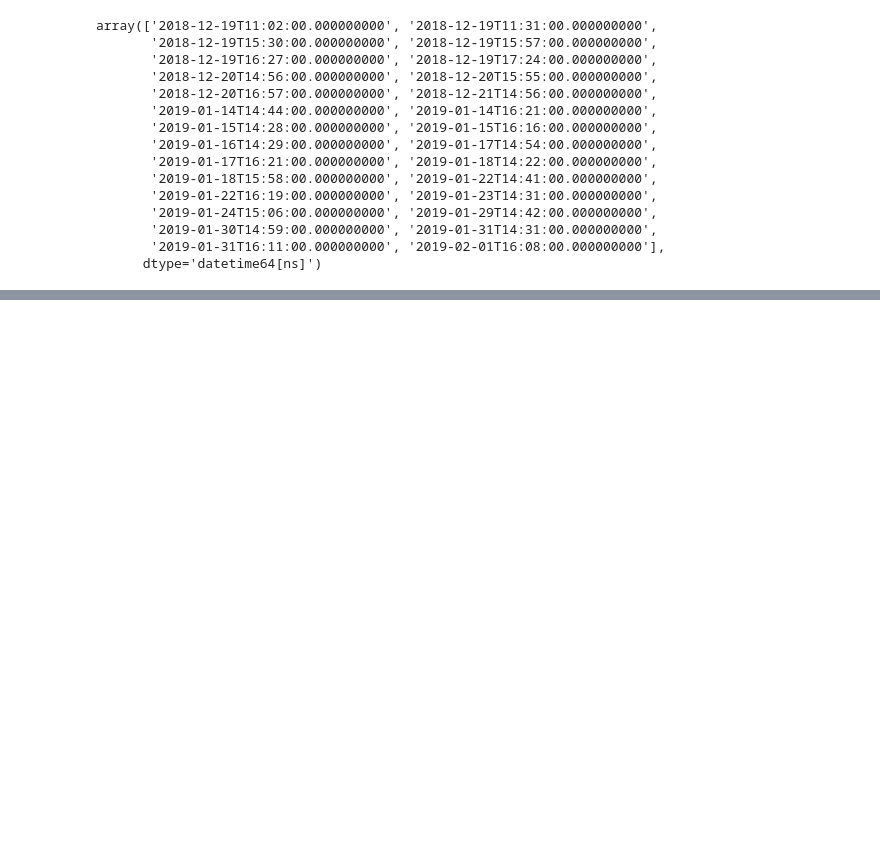
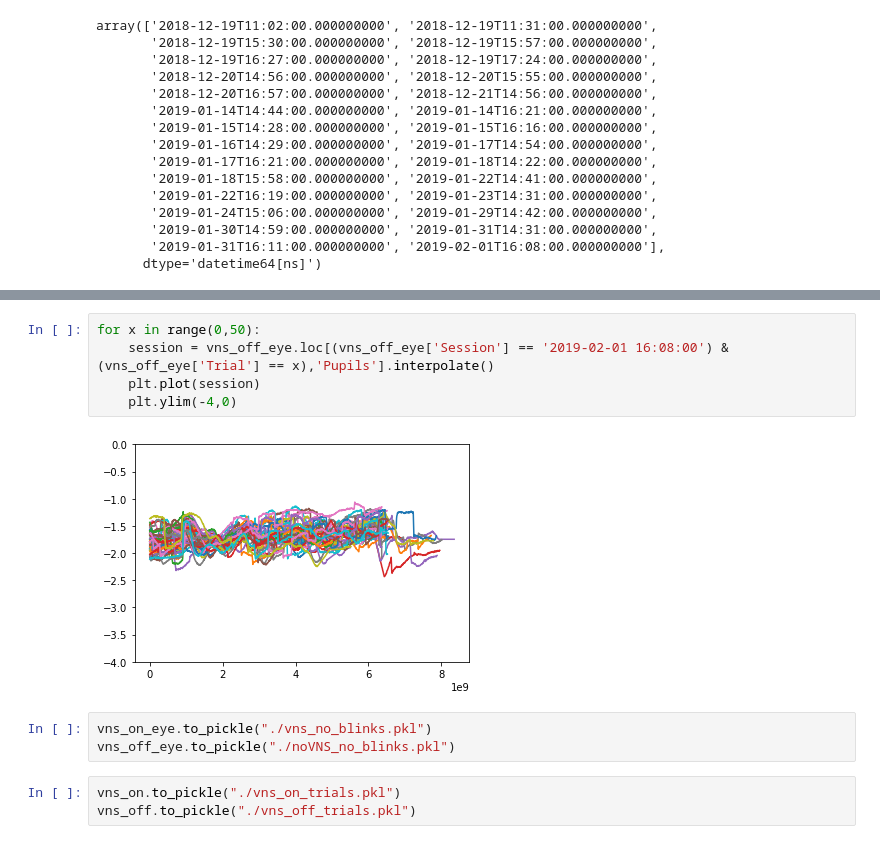
Before and after one commit to schlich/vns, a Jupyter notebook: data_exploration.ipynb, the cells around one changed output, grey strips where cells are left out. Saved outputs shown, nothing was run; the diff lists cells and outputs as text; blank space fills up the shorter version.

```diff
--- a/data_exploration.ipynb
+++ b/data_exploration.ipynb
@@ -333,0 +417,13 @@ pupils.plot()
+# %%
+for x in range(0,50):
+    session = vns_off_eye.loc[(vns_off_eye['Session'] == '2019-02-01 16:08:00') & (vns_off_eye['Trial'] == x),'Pupils'].interpolate()
+    plt.plot(session)
+    plt.ylim(-4,0)
+# %% [output]
+[figure, added]
+# %%
+vns_on_eye.to_pickle("./vns_no_blinks.pkl")
+vns_off_eye.to_pickle("./noVNS_no_blinks.pkl")
+# %%
+vns_on.to_pickle("./vns_on_trials.pkl")
+vns_off.to_pickle("./vns_off_trials.pkl")
```
Also changed, not shown: parts of 16 cells of this notebook.
